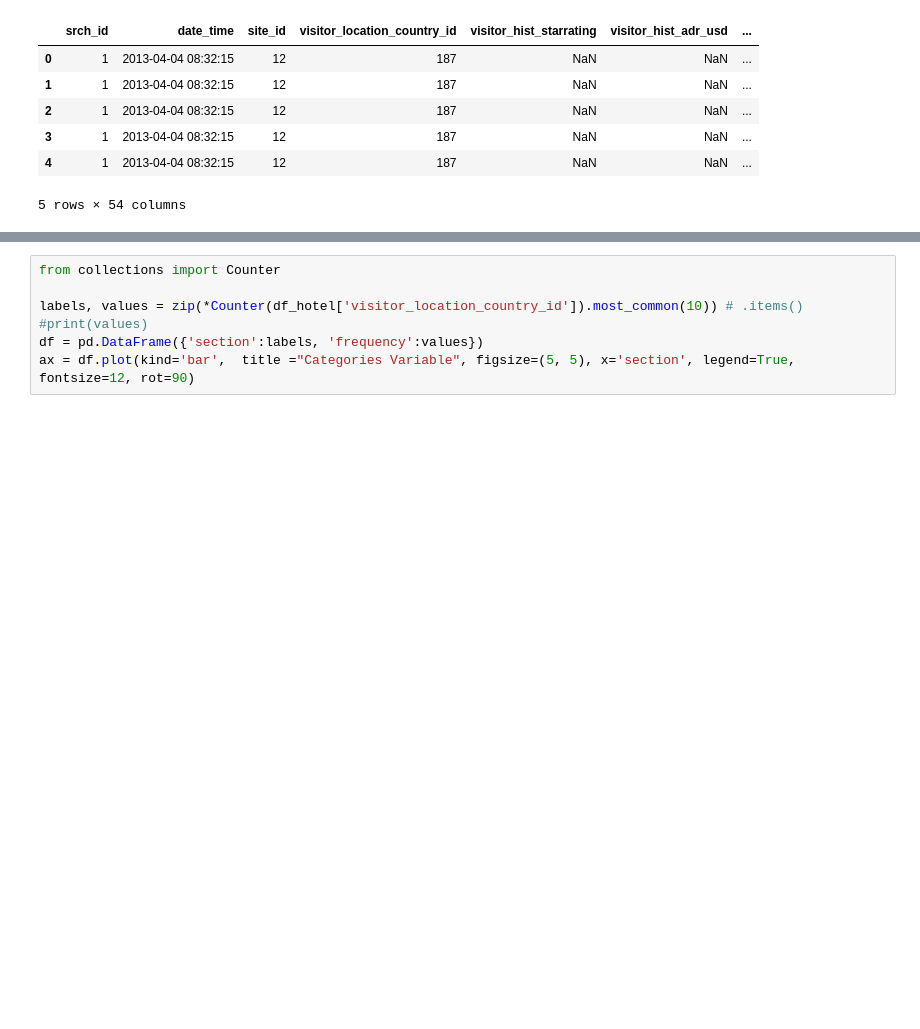
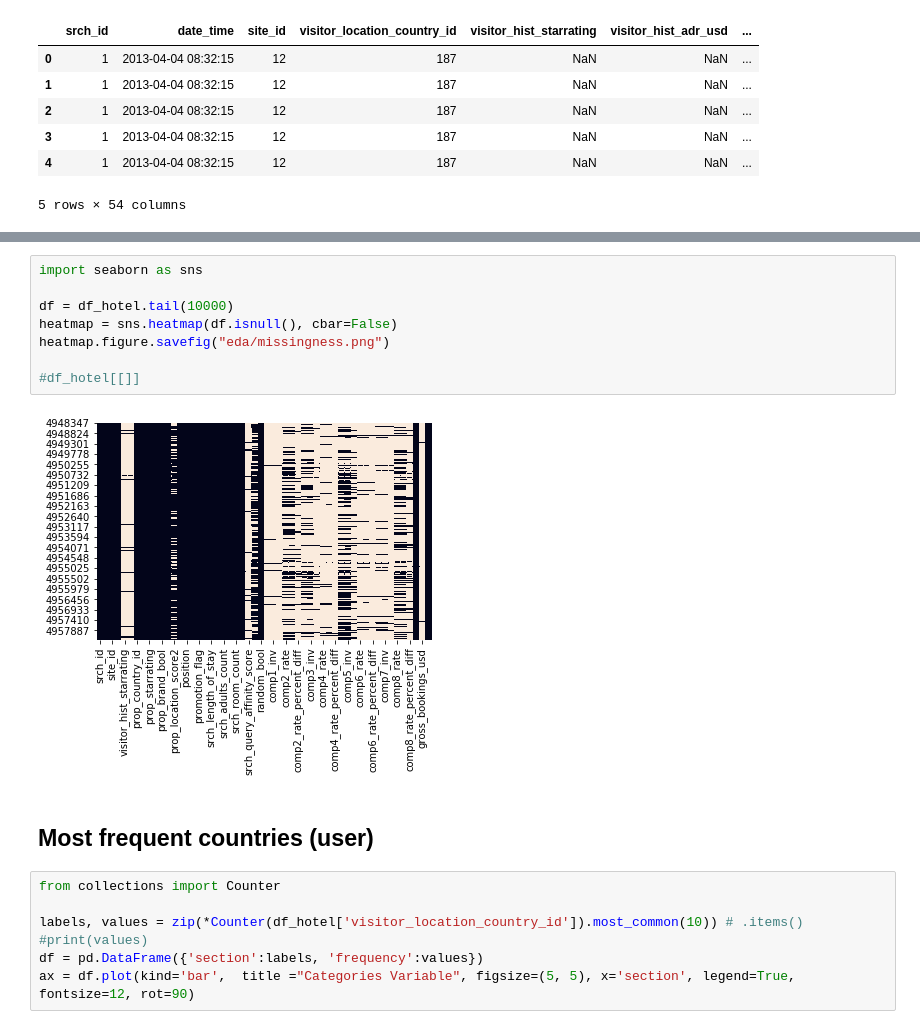
Before and after one commit to levrex/HotelSearchRanking, a Jupyter notebook: CreatingClassifier.ipynb, the cells around one changed output, grey strips where cells are left out. Cells and saved outputs as stored; diff of their text form; blank space fills up the shorter version.

```diff
--- a/CreatingClassifier.ipynb
+++ b/CreatingClassifier.ipynb
@@ -36,3 +68,15 @@ Nr of entries:  4958347
+# %%
+import seaborn as sns
+
+df = df_hotel.tail(10000)
+heatmap = sns.heatmap(df.isnull(), cbar=False)
+heatmap.figure.savefig("eda/missingness.png")
+
+#df_hotel[[]]
+# %% [output]
+[figure, added]
+# %% [markdown]
+## Most frequent countries (user)
 # %%
 from collections import Counter
 
```
Also changed, not shown: parts of 49 cells of this notebook, 4 other files.
